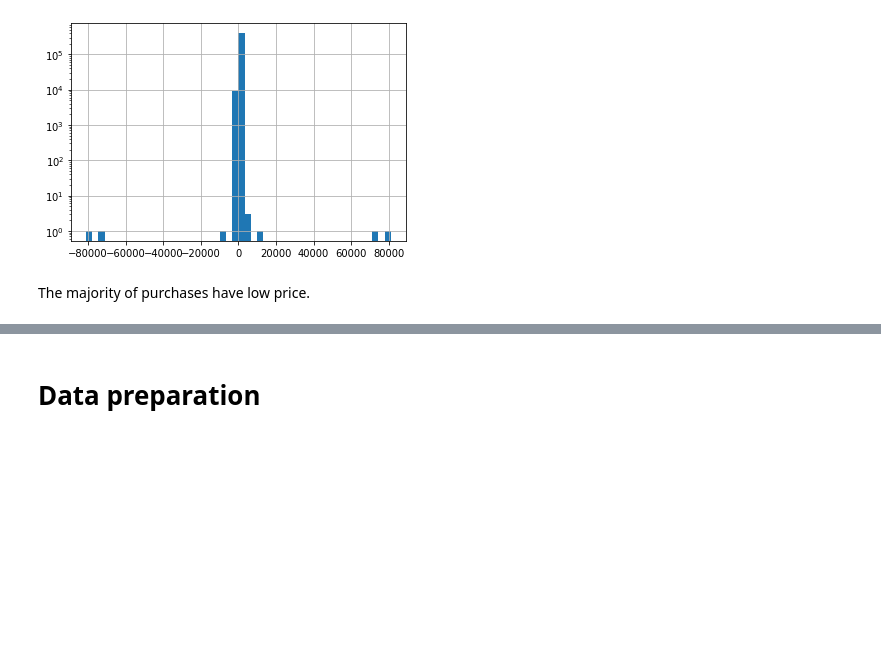
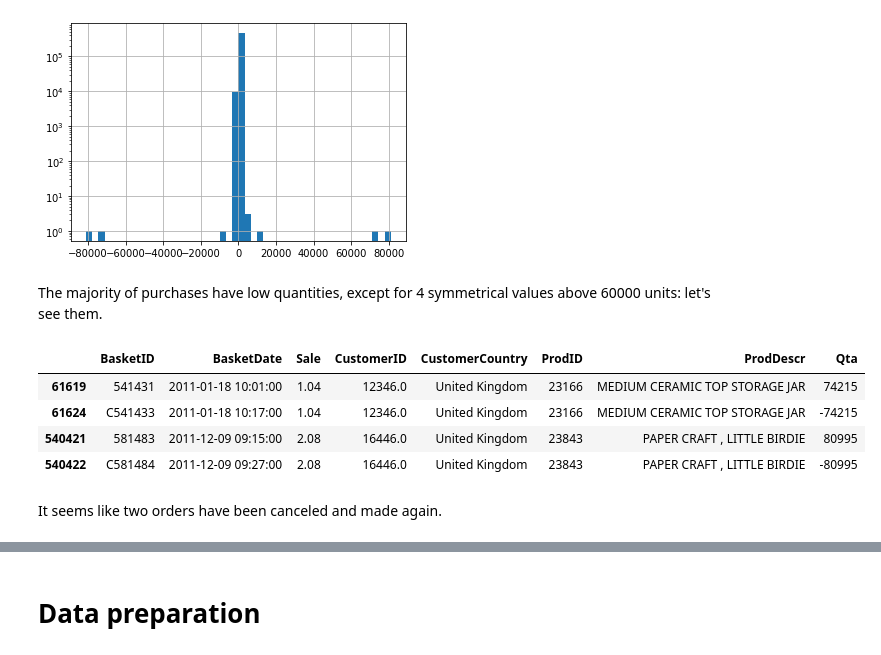
Before and after one commit to michelezoncheddu/data-mining-project, a Jupyter notebook: 1_Data_preparation.ipynb, the cells around one changed output, grey strips where cells are left out. Drawn from its saved outputs; the diff is of its cells as text; code cells hidden in the pictures; blank space fills up the shorter version.

```diff
--- a/1_Data_preparation.ipynb
+++ b/1_Data_preparation.ipynb
@@ -146,7 +130,17 @@ ax = df.Qta.hist(log=True, bins=50)
 # %% [output]
 [figure]
 # %% [markdown]
-The majority of purchases have low price.
+The majority of purchases have low quantities, except for 4 symmetrical values above 60000 units: let's see them.
+# %%
+df[abs(df['Qta']) > 60000]
+# %% [output]
+|  | BasketID | BasketDate | Sale | CustomerID | CustomerCountry | ProdID | ProdDescr | Qta |
+| 61619 | 541431 | 2011-01-18 10:01:00 | 1.04 | 12346.0 | United Kingdom | 23166 | MEDIUM CERAMIC TOP STORAGE JAR | 74215 |
+| 61624 | C541433 | 2011-01-18 10:17:00 | 1.04 | 12346.0 | United Kingdom | 23166 | MEDIUM CERAMIC TOP STORAGE JAR | -74215 |
+| 540421 | 581483 | 2011-12-09 09:15:00 | 2.08 | 16446.0 | United Kingdom | 23843 | PAPER CRAFT , LITTLE BIRDIE | 80995 |
+| 540422 | C581484 | 2011-12-09 09:27:00 | 2.08 | 16446.0 | United Kingdom | 23843 | PAPER CRAFT , LITTLE BIRDIE | -80995 |
+# %% [markdown]
+It seems like two orders have been canceled and made again.
 # %%
 # Top-10 frequent products.
 
```
Also changed, not shown: parts of 36 cells of this notebook.
